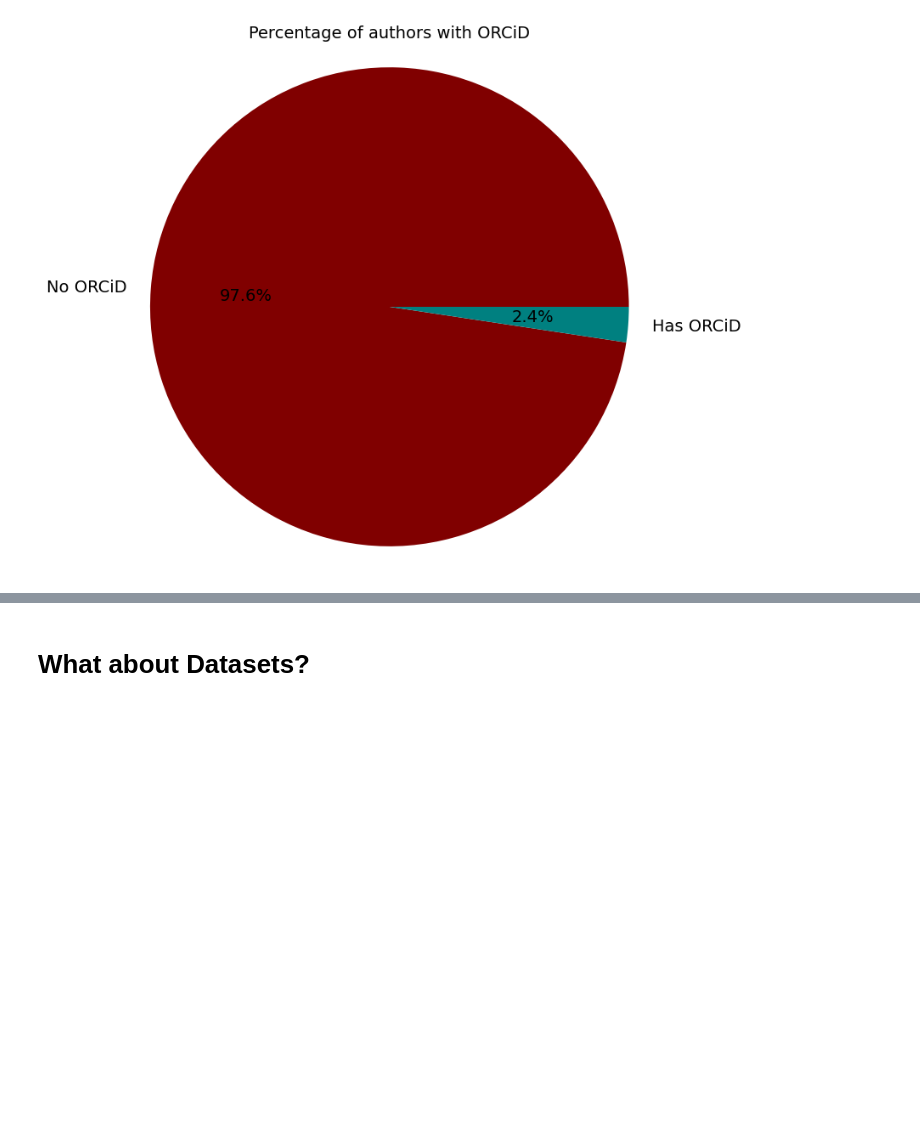
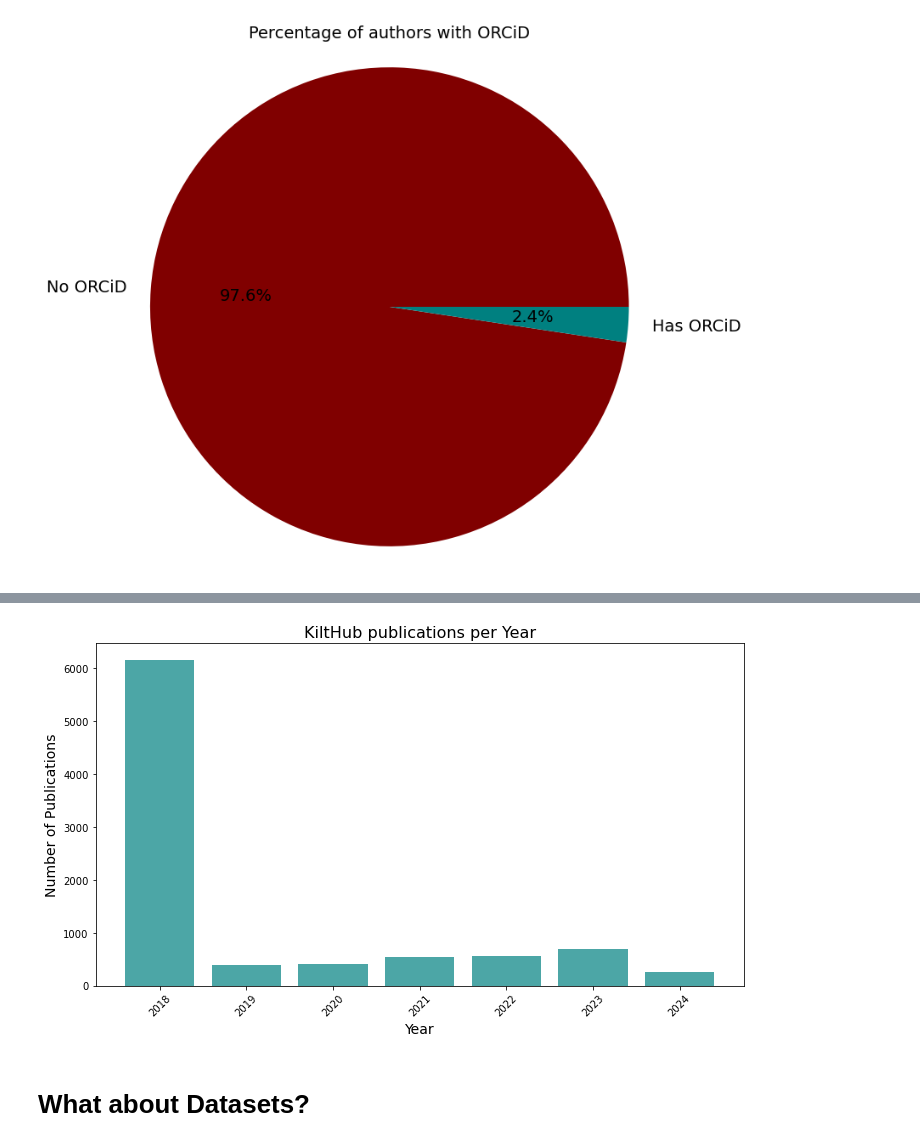
Before and after one commit to spiralizing/CMU_Tools, a Jupyter notebook: Kilthub_API/public_stats_plots.ipynb, the cells around one changed output, grey strips where cells are left out. Saved outputs shown, nothing was run; the diff lists cells and outputs as text; code cells hidden in the pictures; blank space fills up the shorter version.

```diff
--- a/Kilthub_API/public_stats_plots.ipynb
+++ b/Kilthub_API/public_stats_plots.ipynb
@@ -101,3 +143,28 @@ plt.show()
+# %%
+from datetime import datetime
+import matplotlib.pyplot as plt
+
+
+created_years = [datetime.strptime(article['created_date'].split('T')[0], "%Y-%m-%d").year for article in public_articles if 'created_date' in article]
+
+# Count publications per year
+year_counts = Counter(created_years)
+
+# Prepare data for plotting
+years = sorted(year_counts.keys())
+publications = [year_counts[year] for year in years]
+
+# Create plot
+plt.figure(figsize=(10, 6))
+plt.bar(years, publications, color='#008080', alpha=0.7)
+plt.xlabel('Year', fontsize=14)
+plt.ylabel('Number of Publications', fontsize=14)
+plt.title('KiltHub publications per Year', fontsize=16)
+plt.xticks(years, rotation=45)  # Rotate years for better readability
+plt.tight_layout()  # Adjust layout to make room for the rotated x-axis labels
+plt.show()
+# %% [output]
+[figure, added]
 # %% [markdown]
 # What about Datasets?
 # %%
```
Also changed, not shown: parts of 23 cells of this notebook, 5 other files.
